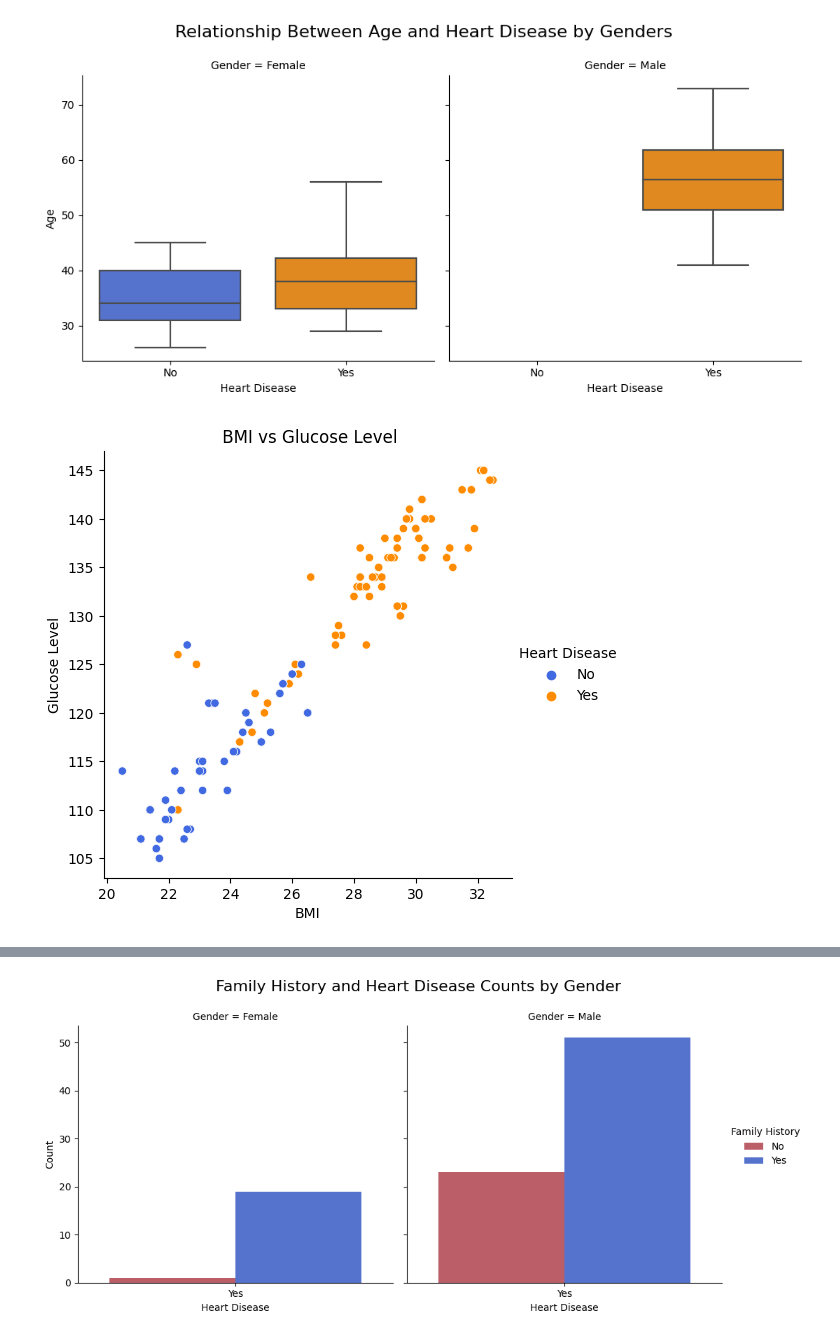
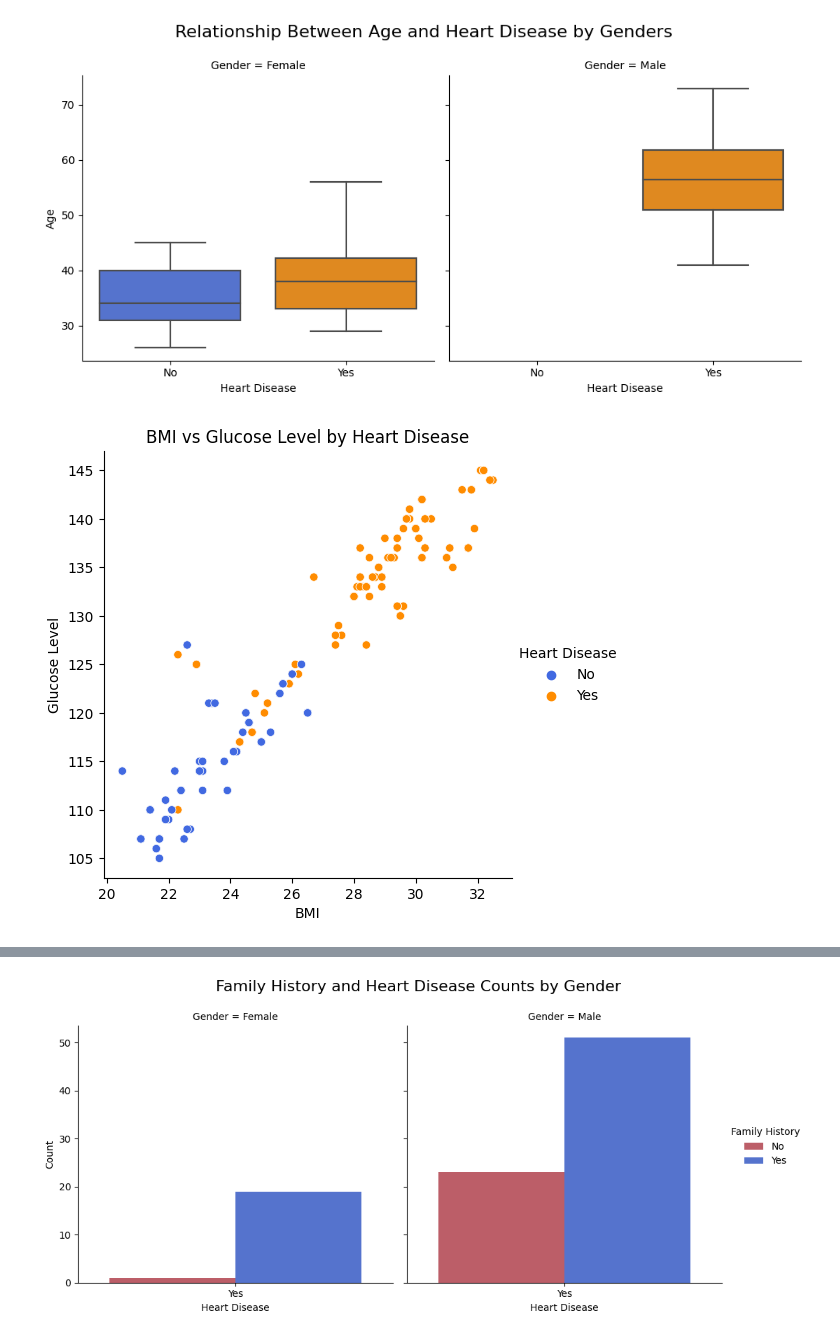
Before and after one commit to cemilebilgir/final, a Jupyter notebook: EDA_unknown.ipynb, the cells around one changed output, grey strips where cells are left out. Saved outputs shown, nothing was run; the diff lists cells and outputs as text; code cells hidden in the pictures.

```diff
--- a/EDA_unknown.ipynb
+++ b/EDA_unknown.ipynb
@@ -19 +15,10 @@ Saving Cleandata2.xlsx to Cleandata2.xlsx
+# %%
+# Define a color palette for a specific context (e.g., categorical data)
+c_palette = ["#CC4E5C", "#4169E1", "#FF8C00"]
+
+# Define another color palette for a different context
+b_palette = ["#4169E1", "#FF8C00"]
+
+# Define yet another color palette for another context
+d_palette = ["#CC4E5C", "#FF8C00"]
 # %%
@@ -21,3 +26,6 @@ df = pd.read_excel('Cleandata.xlsx')
+# %%
+# Reading data from an Excel file into a DataFrame
+df = pd.read_excel('Cleandata.xlsx')
 # %%
 df.head()
 # %% [output]
@@ -44,10 +59,14 @@ plt.show()
 # %% [output]
 [figure]
 # %%
-colors ={"Yes": 'red',"No":"green"}
-sns.relplot(x="BMI",y="Glucose Level",data=df,kind="scatter",hue="Heart Disease",palette = b_pastel_palette)
-plt.title(' BMI vs Glucose Level')
+# Creating a scatter plot using seaborn's relplot
+sns.relplot(x="BMI", y="Glucose Level", data=df, kind="scatter", hue="Heart Disease", palette=b_palette)
+
+# Adding title to the plot
+plt.title('BMI vs Glucose Level by Heart Disease')
+
+# Displaying the plot
 plt.show()
 # %% [output]
-[figure, old version]
+[figure, new version]
 # %%
```
Also changed, not shown: parts of 11 cells of this notebook.
